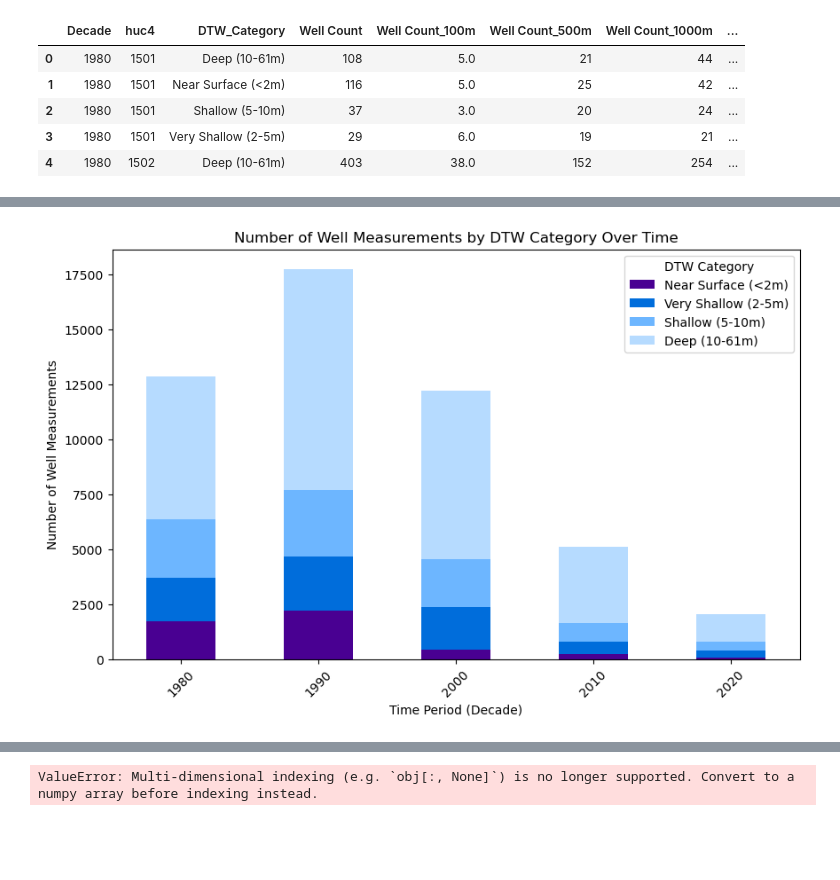
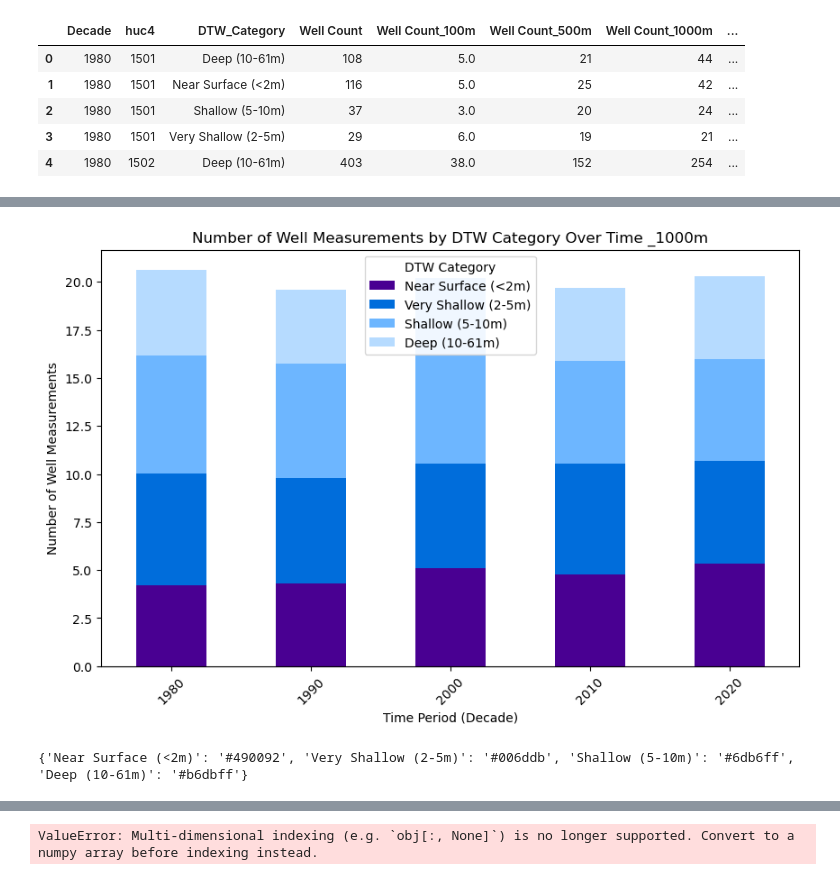
Before and after one commit to dtadych/Shallow_Groundwater_AZ, a Jupyter notebook: Code/FigureCreation/2_DTW_WellCountGraphs.ipynb, the cells around one changed output, grey strips where cells are left out. Saved outputs shown, nothing was run; the diff lists cells and outputs as text; code cells hidden in the pictures; blank space fills up the shorter version.

Commit message:
Creating more graphs!

```diff
--- a/Code/FigureCreation/2_DTW_WellCountGraphs.ipynb
+++ b/Code/FigureCreation/2_DTW_WellCountGraphs.ipynb
@@ -105,3 +105,10 @@ boundaries_stats
 | 158 | 2020 | 1508 | Shallow (5-10m) | 13 |
 | 159 | 2020 | 1508 | Very Shallow (2-5m) | 7 |
 160 rows × 4 columns
+# %%
+filename = "HUC4sMeltedDataframe.csv"
+filepath = os.path.join(outputpath, filename)
+boundaries_melted = pd.read_csv(filepath)
+# boundaries_melted = boundaries_melted.rename(columns={"huc4_wb":"huc4"})
+# boundaries_melted = boundaries_melted.drop(['Unnamed: 0'], axis=1)
+boundaries_melted
@@ -154,3 +215,17 @@ boundaries_stats.head()
 | 2 | 1980 | 1501 | Shallow (5-10m) | 37 | 3.0 | 20 | 24 | ... |
 | 3 | 1980 | 1501 | Very Shallow (2-5m) | 29 | 6.0 | 19 | 21 | ... |
 | 4 | 1980 | 1502 | Deep (10-61m) | 403 | 38.0 | 152 | 254 | ... |
+# %%
+# Identify the reference column (first distance)
+reference_column = "Well Count"  # Change this if your first column is different
+
+boundaries_percents = boundaries_stats.copy()
+
+# Create new columns with normalized values
+for dist in distances:
+    column_name = f"Well Count_{dist}m"
+    if column_name in boundaries_stats.columns and reference_column in boundaries_stats.columns:
+        boundaries_percents[f"Ratio_{dist}m"] = boundaries_stats[column_name] / boundaries_stats[reference_column]
+
+# Display the first few rows to verify
+boundaries_percents.head()
@@ -156,0 +247,7 @@ boundaries_stats.head()
+# %%
+boundaries_percents = boundaries_percents.drop(columns = [
+       # 'Well Count',
+       'Well Count_100m',
+       'Well Count_500m', 'Well Count_1000m', 'Well Count_1500m',
+       'Well Count_2000m'])
+boundaries_percents
@@ -160,7 +312,8 @@ category_order = ['Near Surface (<2m)', 'Very Shallow (2-5m)', 'Shallow (5-10m)'
 boundaries_stats
 # %%
 # Summing all HUCs together by Decade and DTW_Category
-summary_table = boundaries_stats.groupby(["Decade", "DTW_Category"]).sum().reset_index()
+# summary_table = boundaries_stats.groupby(["Decade", "DTW_Category"]).sum().reset_index()
+summary_table = boundaries_percents.groupby(["Decade", "DTW_Category"]).sum().reset_index()
 
 # Display the summary table
 summary_table.head()
@@ -174,33 +351,40 @@ summary_table.head()
 # %%
+dist_plotting = "_1000m"
+
 # Pivot the data to get each DTW category as a separate column for stacking
-summary_pivot = summary_table.pivot(index='Decade', columns='DTW_Category', values='Well Count').fillna(0)
+# summary_pivot = summary_table.pivot(index='Decade', columns='DTW_Category', values=f'Well Count{dist_plotting}').fillna(0)
+summary_pivot = summary_table.pivot(index='Decade', columns='DTW_Category', values=f'Ratio{dist_plotting}').fillna(0)
 
 # Define the desired order for DTW categories
 category_order = ['Near Surface (<2m)', 'Very Shallow (2-5m)', 'Shallow (5-10m)', 'Deep (10-61m)']
 
 # Reorder the columns in summary_pivot
 summary_pivot = summary_pivot[category_order]
 
 # Define colors
 colors = {
     'Near Surface (<2m)': cblind[5],
     'Very Shallow (2-5m)': cblind[6],
     'Shallow (5-10m)': cblind[8],
     'Deep (10-61m)': cblind[9]
 }
 
 # Plot stacked bar chart
 fig, ax = plt.subplots(figsize=(10, 6))
 summary_pivot.plot(kind='bar', stacked=True, color=[colors[c] for c in summary_pivot.columns], ax=ax)
 
 # Labels and title
 plt.xlabel('Time Period (Decade)')
 plt.ylabel('Number of Well Measurements')
-plt.title('Number of Well Measurements by DTW Category Over Time')
+plt.title(f'Number of Well Measurements by DTW Category Over Time {dist_plotting}')
 plt.legend(title='DTW Category')
 plt.xticks(rotation=45)
 # plt.grid(axis='y', linestyle='--', alpha=0.7)
 
 plt.show()
 # %% [output]
-[figure, old version]
+[figure, new version]
+# %%
+print(colors)
+# %% [output]
+{'Near Surface (<2m)': '#490092', 'Very Shallow (2-5m)': '#006ddb', 'Shallow (5-10m)': '#6db6ff', 'Deep (10-61m)': '#b6dbff'}
```
Also changed, not shown: parts of 15 cells of this notebook, 5 other files.
